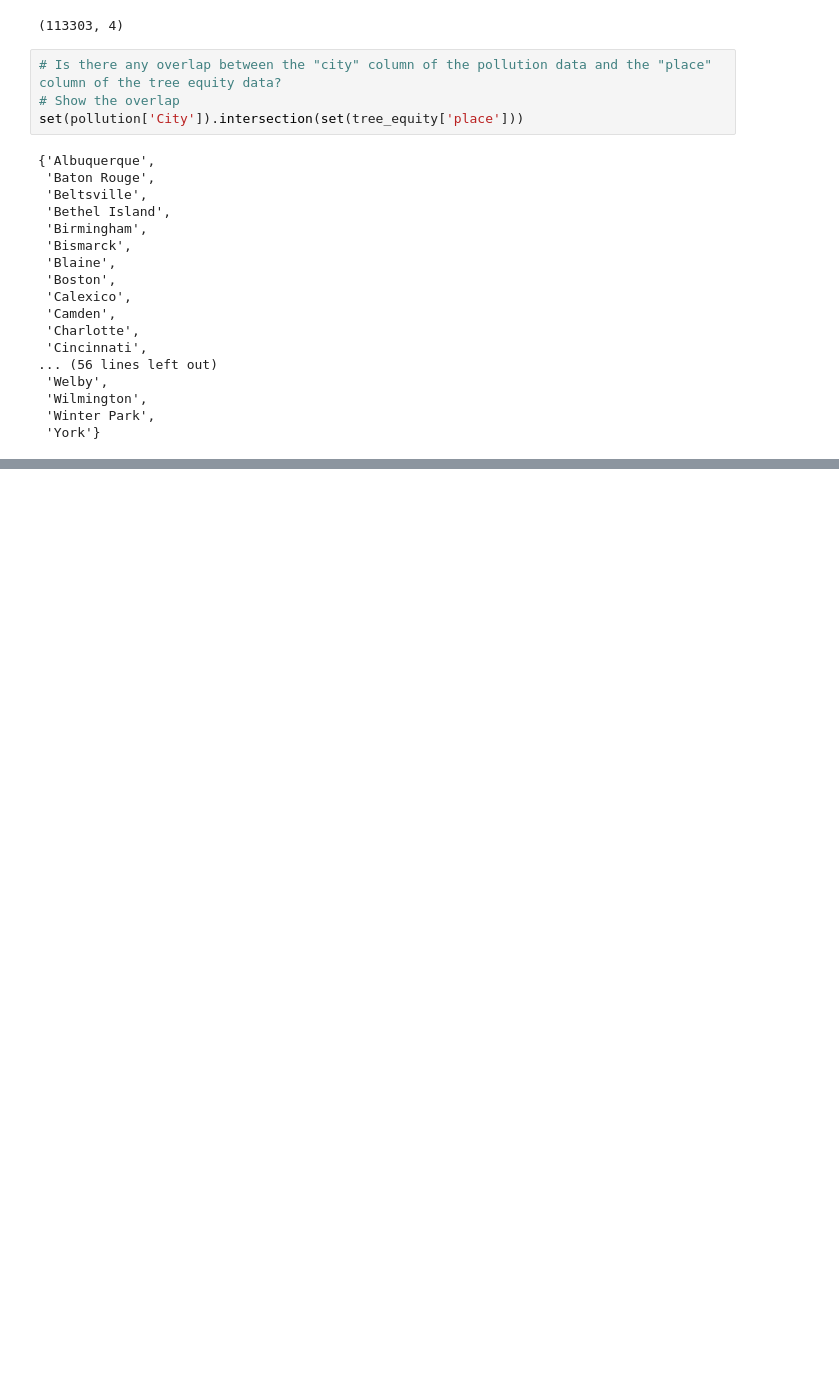
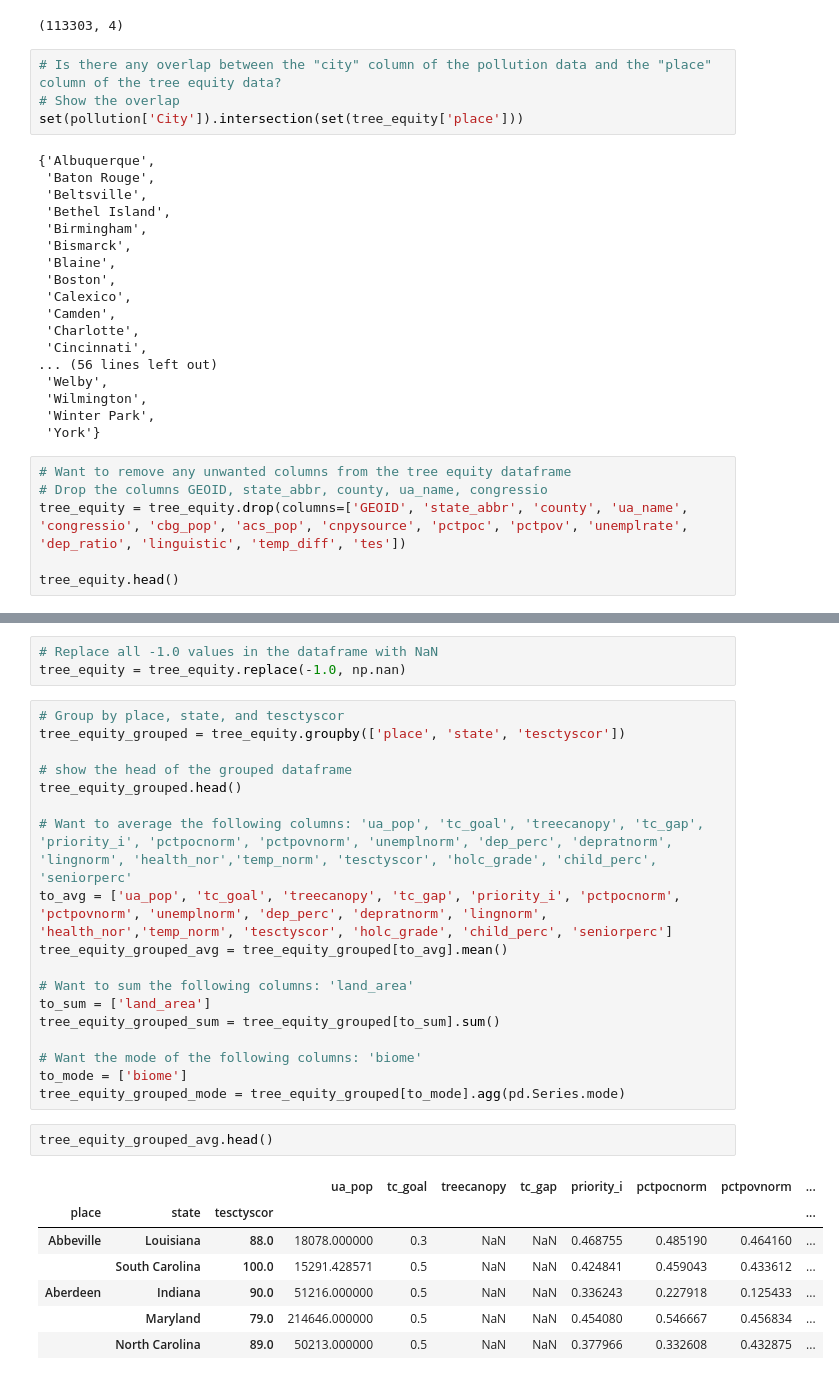
Before and after one commit to apumaparna/AML-project-code, a Jupyter notebook: initial_explorations.ipynb, the cells around one changed output, grey strips where cells are left out. Drawn from its saved outputs; the diff is of its cells as text; blank space fills up the shorter version.

Commit message:
create a merged dataframe

```diff
--- a/initial_explorations.ipynb
+++ b/initial_explorations.ipynb
@@ -127,3 +127,9 @@ set(pollution['City']).intersection(set(tree_equity['place']))
  'Wilmington',
  'Winter Park',
  'York'}
+# %%
+# Want to remove any unwanted columns from the tree equity dataframe
+# Drop the columns GEOID, state_abbr, county, ua_name, congressio
+tree_equity = tree_equity.drop(columns=['GEOID', 'state_abbr', 'county', 'ua_name', 'congressio', 'cbg_pop', 'acs_pop', 'cnpysource', 'pctpoc', 'pctpov', 'unemplrate', 'dep_ratio', 'linguistic', 'temp_diff', 'tes'])
+
+tree_equity.head()
@@ -144,0 +163,31 @@ Index(['GEOID', 'place', 'state', 'state_abbr', 'county', 'ua_name', 'ua_pop',
+# %%
+# Replace all -1.0 values in the dataframe with NaN
+tree_equity = tree_equity.replace(-1.0, np.nan)
+# %%
+# Group by place, state, and tesctyscor
+tree_equity_grouped = tree_equity.groupby(['place', 'state', 'tesctyscor'])
+
+# show the head of the grouped dataframe
+tree_equity_grouped.head()
+
+# Want to average the following columns: 'ua_pop', 'tc_goal', 'treecanopy', 'tc_gap', 'priority_i', 'pctpocnorm', 'pctpovnorm', 'unemplnorm', 'dep_perc', 'depratnorm', 'lingnorm', 'health_nor','temp_norm', 'tesctyscor', 'holc_grade', 'child_perc', 'seniorperc'
+to_avg = ['ua_pop', 'tc_goal', 'treecanopy', 'tc_gap', 'priority_i', 'pctpocnorm', 'pctpovnorm', 'unemplnorm', 'dep_perc', 'depratnorm', 'lingnorm', 'health_nor','temp_norm', 'tesctyscor', 'holc_grade', 'child_perc', 'seniorperc']
+tree_equity_grouped_avg = tree_equity_grouped[to_avg].mean()
+
+# Want to sum the following columns: 'land_area'
+to_sum = ['land_area']
+tree_equity_grouped_sum = tree_equity_grouped[to_sum].sum()
+
+# Want the mode of the following columns: 'biome'
+to_mode = ['biome']
+tree_equity_grouped_mode = tree_equity_grouped[to_mode].agg(pd.Series.mode)
+# %%
+tree_equity_grouped_avg.head()
+# %% [output]
+|  |  |  | ua_pop | tc_goal | treecanopy | tc_gap | priority_i | pctpocnorm | pctpovnorm | ... |
+| place | state | tesctyscor |  |  |  |  |  |  |  | ... |
+| Abbeville | Louisiana | 88.0 | 18078.000000 | 0.3 | NaN | NaN | 0.468755 | 0.485190 | 0.464160 | ... |
+|  | South Carolina | 100.0 | 15291.428571 | 0.5 | NaN | NaN | 0.424841 | 0.459043 | 0.433612 | ... |
+| Aberdeen | Indiana | 90.0 | 51216.000000 | 0.5 | NaN | NaN | 0.336243 | 0.227918 | 0.125433 | ... |
+|  | Maryland | 79.0 | 214646.000000 | 0.5 | NaN | NaN | 0.454080 | 0.546667 | 0.456834 | ... |
+|  | North Carolina | 89.0 | 50213.000000 | 0.5 | NaN | NaN | 0.377966 | 0.332608 | 0.432875 | ... |
```
Also changed, not shown: parts of 11 cells of this notebook, 1 other file.
